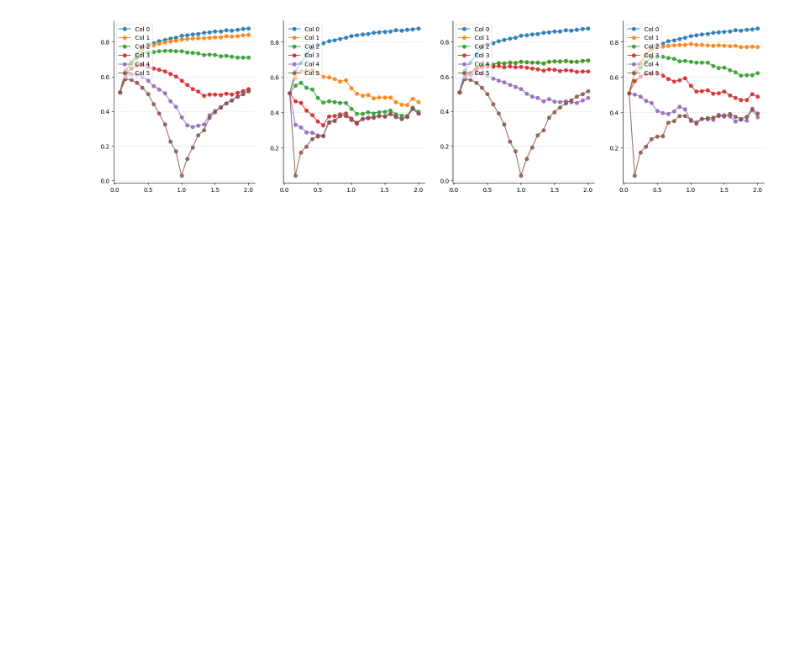
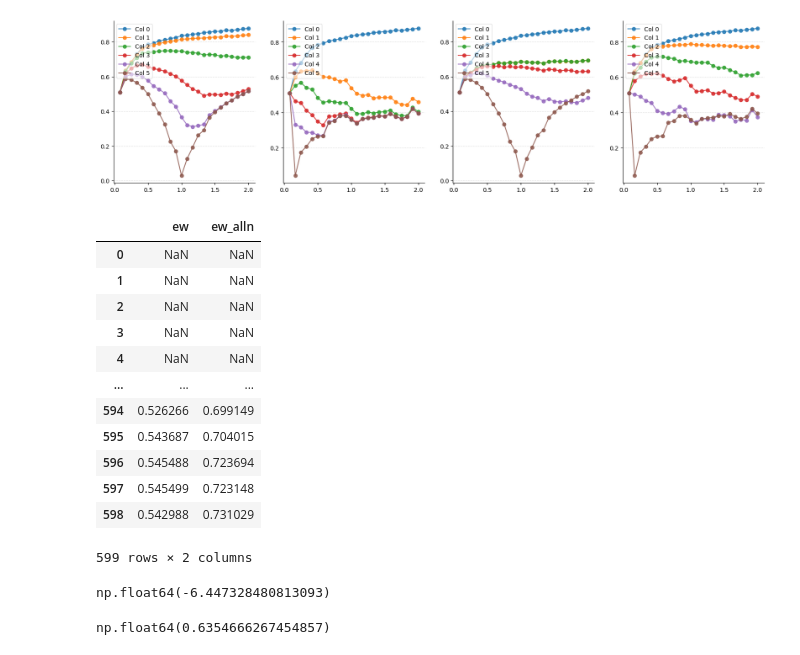
Before and after one commit to TonyHuang241/robust_sdf, a Jupyter notebook: 04_code/portfolio_construction.ipynb, the cells around one changed output. Saved outputs shown, nothing was run; the diff lists cells and outputs as text; code cells hidden in the pictures; blank space fills up the shorter version.

```diff
--- a/04_code/portfolio_construction.ipynb
+++ b/04_code/portfolio_construction.ipynb
@@ -370,0 +344,11 @@ for j in range(len(mean_sharpe)):
+# %%
+charnames   = np.load('../03_data/ipca_data/charnames.npy')
+date        = np.load('../03_data/ipca_data/date.npy')
+xret        = np.load('../03_data/ipca_data/xret.npy')
+chars       = np.load('../03_data/ipca_data/chars.npy')
+# %%
+ew          = np.nanmean(xret, axis=0)
+ew_alln     = np.mean(xret[np.all(~np.isnan(xret), axis=1), :], axis=0)
+# %%
+ew_df = pd.DataFrame({'ew':ew, 'ew_alln': ew_alln})
+ew_df = ew_df.rolling(120).mean()*12/(ew_df.rolling(120).std() * np.sqrt(12))
@@ -370,0 +358,24 @@ for j in range(len(mean_sharpe)):
+# %%
+ew_df
+# %% [output]
+|  | ew | ew_alln |
+| 0 | NaN | NaN |
+| 1 | NaN | NaN |
+| 2 | NaN | NaN |
+| 3 | NaN | NaN |
+| 4 | NaN | NaN |
+| ... | ... | ... |
+| 594 | 0.526266 | 0.699149 |
+| 595 | 0.543687 | 0.704015 |
+| 596 | 0.545488 | 0.723694 |
+| 597 | 0.545499 | 0.723148 |
+| 598 | 0.542988 | 0.731029 |
+599 rows × 2 columns
+# %%
+tvalue
+# %% [output]
+np.float64(-6.447328480813093)
+# %%
+np.mean(ew_alln)*12/(np.std(ew_alln) * np.sqrt(12))
+# %% [output]
+np.float64(0.6354666267454857)
```
Also changed, not shown: parts of 11 cells of this notebook.
